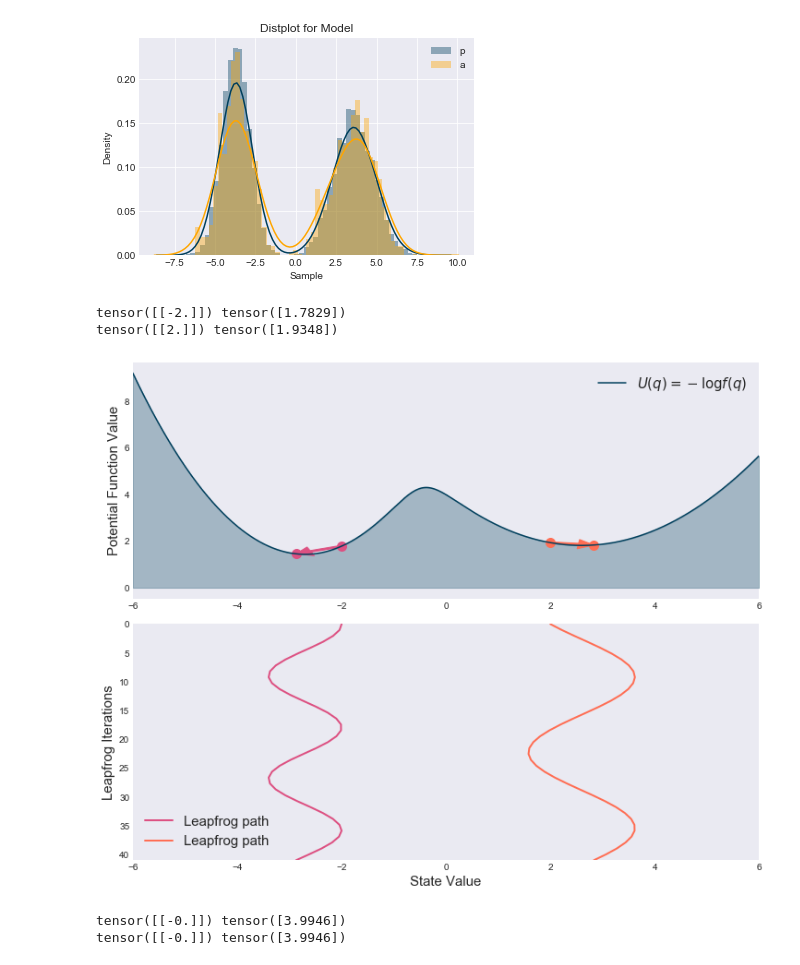
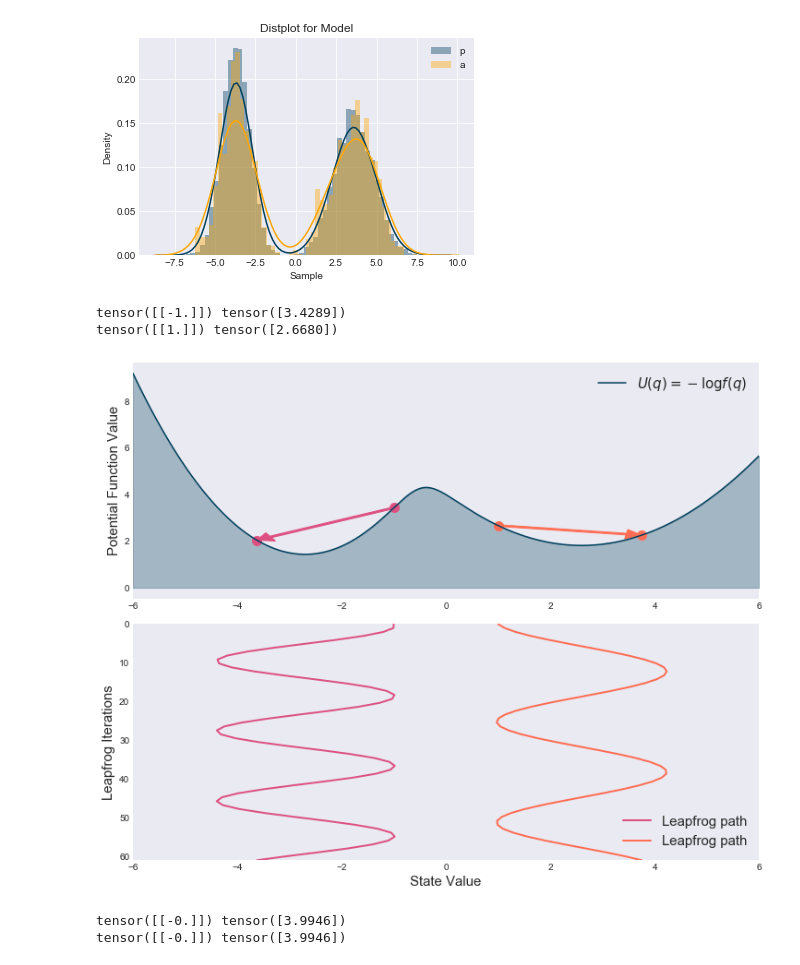
Before and after one commit to nextBillyonair/DPM, a Jupyter notebook: Notebooks/MonteCarlo/Sampling.ipynb, the cells around one changed output. Cells and saved outputs as stored; diff of their text form; code cells hidden in the pictures.

```diff
--- a/Notebooks/MonteCarlo/Sampling.ipynb
+++ b/Notebooks/MonteCarlo/Sampling.ipynb
@@ -796,7 +796,7 @@ p_model = MixtureModel([Normal(-2.7, 0.7, learnable=False),
                         Normal(2.6, 1.5, learnable=False)],
                        [0.5, 0.5])
 
-leapfrog = 40
+leapfrog = 60
 epsilon = 0.3
 alpha = 1.00
 
@@ -820,38 +820,38 @@ axs[0].legend(prop={'size': 15})
 axs[0].grid(b=None)
 yticks = axs[0].yaxis.get_major_ticks()
 # yticks[0].label1.set_visible(False)
 
-for i, start in enumerate([-2, 2]):
+for i, start in enumerate([-1, 1]):
     path = leapfrog_step(start, epsilon, p_model, alpha)
     y = np.linspace(0, len(path), len(path))
     x = np.array(path)
     s = torch.tensor(path[0]).view(-1, 1).float()
     e = torch.tensor(path[-1]).view(-1, 1).float()
     axs[1].plot(x, y, color=colors[3+i], lw=2, label=f"Leapfrog path")
     print(s, U(s, p_model))
     axs[0].scatter(s, U(s, p_model).item(), s=100, color=colors[3+i], clip_on=False)
     axs[0].scatter(e, U(e, p_model).item(), s=100, color=colors[3+i], clip_on=False)
 #     axs[0].plot([s, e], [U(s, p_model).item(), U(e, p_model).item()], color=colors[3+i])
     axs[0].arrow(s, U(s, p_model).item(),  e - s, U(e, p_model).item() - U(s, p_model).item(),
              color=colors[3+i], head_width=0.4, head_length=0.3,
              width=0.07,
              length_includes_head=True)
 
 axs[1].set_xlabel("State Value", fontsize=15)
 axs[1].set_ylabel("Leapfrog Iterations", fontsize=15)
 axs[1].set_xlim(-6, 6)
 axs[1].set_ylim(0, len(path))
 axs[1].legend(prop={'size': 15})
 yticks = axs[1].yaxis.get_major_ticks()
 # yticks[-1].label1.set_visible(False)
 plt.gca().invert_yaxis()
 axs[1].grid(b=None)
 
-# plt.savefig(f'../../Presentations/sampling/assets/mcmc_lang_{3}.png', bbox_inches='tight', dpi=300)
+plt.savefig(f'../../Presentations/sampling/assets/hmc_leapfrog.png', bbox_inches='tight', dpi=300)
 # %% [output]
-tensor([[-2.]]) tensor([1.7829])
-tensor([[2.]]) tensor([1.9348])
+tensor([[-1.]]) tensor([3.4289])
+tensor([[1.]]) tensor([2.6680])
-[figure, old version]
+[figure, new version]
 # %%
 p_model = MixtureModel([Normal(-2.7, 0.7, learnable=False),
                         Normal(2.6, 1.5, learnable=False)],
```
Also changed, not shown: parts of 2 cells of this notebook, 2 other files.
